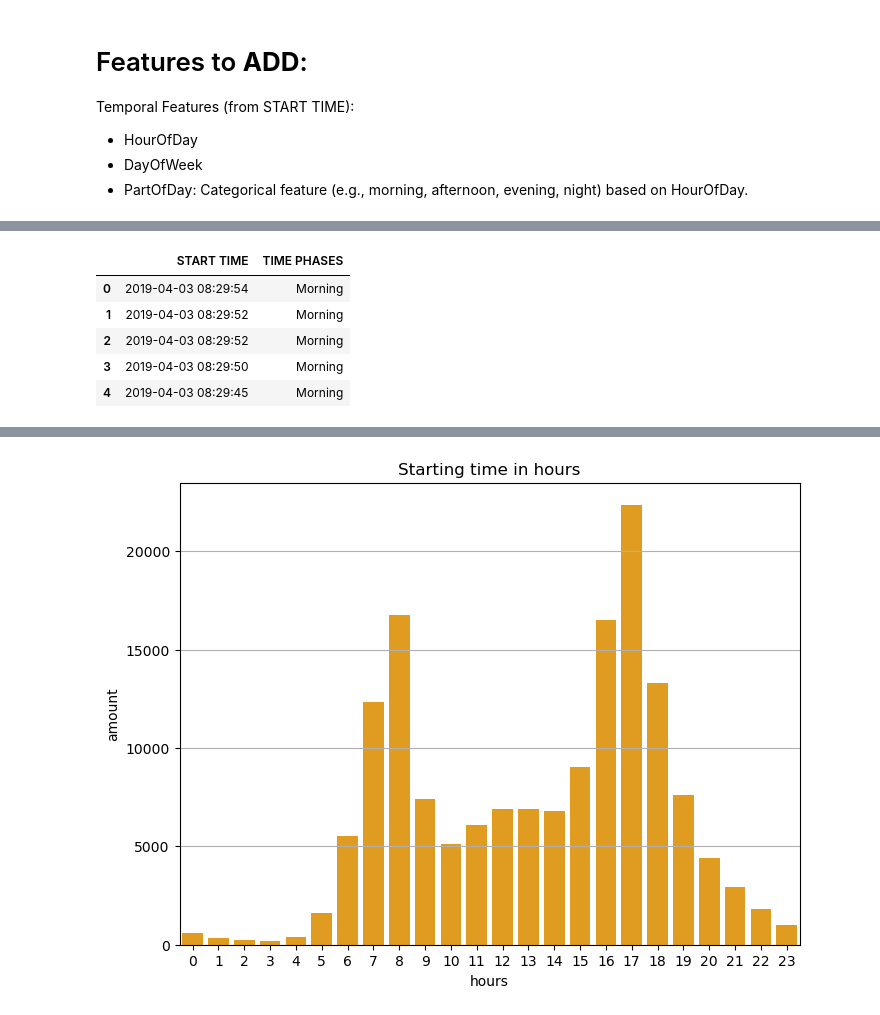
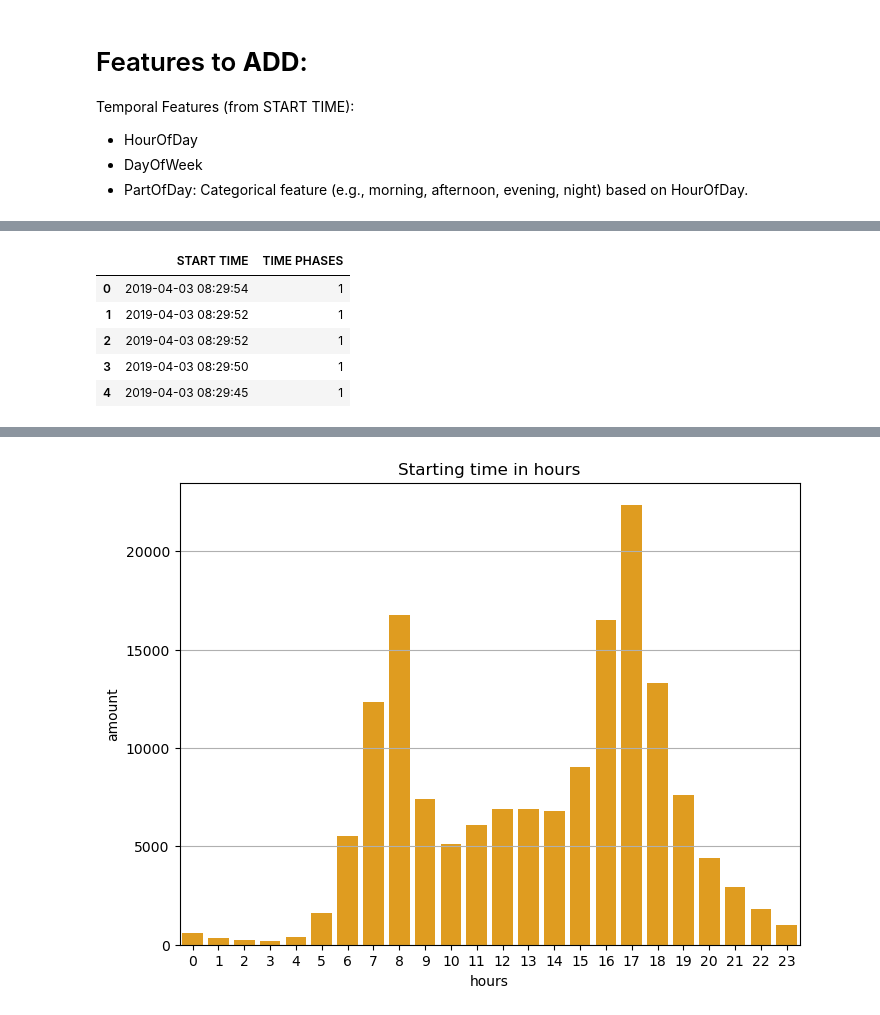
Before and after one commit to kbui-03/ChicagoBikeProject, a Jupyter notebook: rayn_branch_datetime.ipynb, the cells around one changed output, grey strips where cells are left out. Drawn from its saved outputs; the diff is of its cells as text; code cells hidden in the pictures.

```diff
--- a/rayn_branch_datetime.ipynb
+++ b/rayn_branch_datetime.ipynb
@@ -22,32 +15,34 @@ df_bike_clean.head()
 # %%
 # categories: morning, afternoon, evening, night
 # time into the datetime format
 # extract the hours seperately as a value without the minutes and seconds
 df_bike_clean['START TIME'] = pd.to_datetime(df_bike_clean['START TIME'])
 df_bike_clean['hour'] = df_bike_clean['START TIME'].dt.hour
 
 # method for sorting into the day phases
 def categorize_day_phases(hour):
     if 6 <= hour < 12:
-        return 'Morning'
+        return 1
     elif 12 <= hour < 18:
-        return 'Afternoon'
+        return 2
     elif 18 <= hour < 24:
-        return 'Evening'
+        return 3
     else:
-        return 'Night'
+        return 4
 
 # apply for each row
 df_bike_clean['TIME PHASES'] = df_bike_clean['hour'].apply(categorize_day_phases)
 
 # we dont need the hours anymore
 df_bike_clean.drop(columns=['hour'], inplace=True)
 
 df_bike_clean[['START TIME', 'TIME PHASES']].head()
+
+# 1 - 4 zahlen für: done
 # %% [output]
 |  | START TIME | TIME PHASES |
-| 0 | 2019-04-03 08:29:54 | Morning |
-| 1 | 2019-04-03 08:29:52 | Morning |
-| 2 | 2019-04-03 08:29:52 | Morning |
-| 3 | 2019-04-03 08:29:50 | Morning |
-| 4 | 2019-04-03 08:29:45 | Morning |
+| 0 | 2019-04-03 08:29:54 | 1 |
+| 1 | 2019-04-03 08:29:52 | 1 |
+| 2 | 2019-04-03 08:29:52 | 1 |
+| 3 | 2019-04-03 08:29:50 | 1 |
+| 4 | 2019-04-03 08:29:45 | 1 |
```
Also changed, not shown: parts of 6 cells of this notebook.
